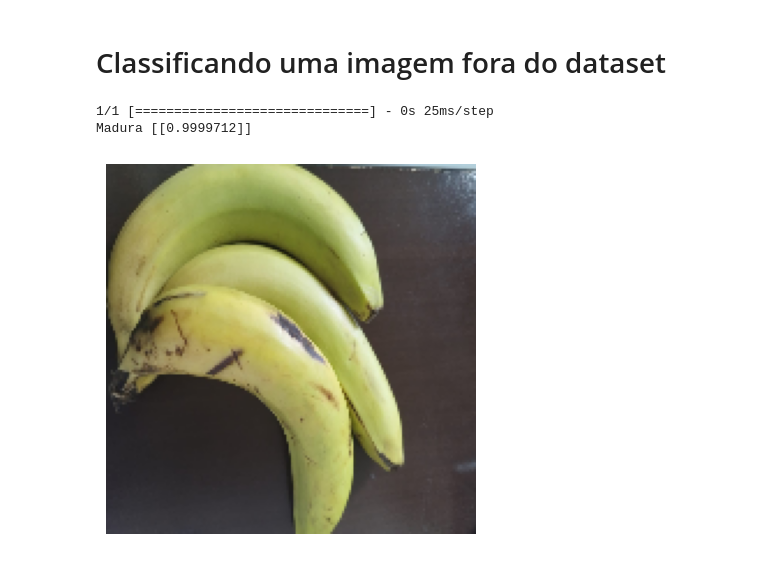
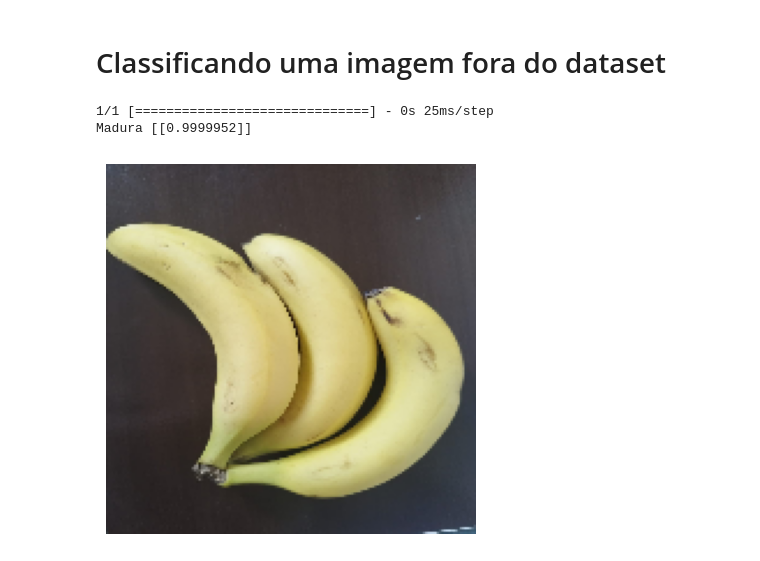
Before and after one commit to Jordana-Gabine/Classificador_maturacao, a Jupyter notebook: Scripts/classificador.ipynb, the cells around one changed output. Saved outputs shown, nothing was run; the diff lists cells and outputs as text; code cells hidden in the pictures.

```diff
--- a/Scripts/classificador.ipynb
+++ b/Scripts/classificador.ipynb
@@ -224,23 +211,23 @@ model = tf.keras.models.load_model('model')
 # %% [markdown]
 # Classificando uma imagem fora do dataset
 # %%
-imagem_valida = image.load_img('dataset/valida2.jpg',
+imagem_valida = image.load_img('dataset/valida.jpg',
                                 target_size = (160,160)
                                 )
 imagem = image.img_to_array(imagem_valida)
 imagem /= 255 #normalização
 imagem = np.expand_dims(imagem, axis = 0) #expandir dimensões // formato para o tensor flow
 valida = model.predict(imagem)
 
 if (valida > 0.5):
     print('Madura', valida)
 else:
     print('Verde')
 
 plt.imshow(imagem_valida)
 plt.axis('off')
 plt.show()
 # %% [output]
 1/1 [==============================] - 0s 25ms/step
-Madura [[0.9999712]]
+Madura [[0.9999952]]
-[figure, old version]
+[figure, new version]
```
Also changed, not shown: parts of 8 cells of this notebook.
